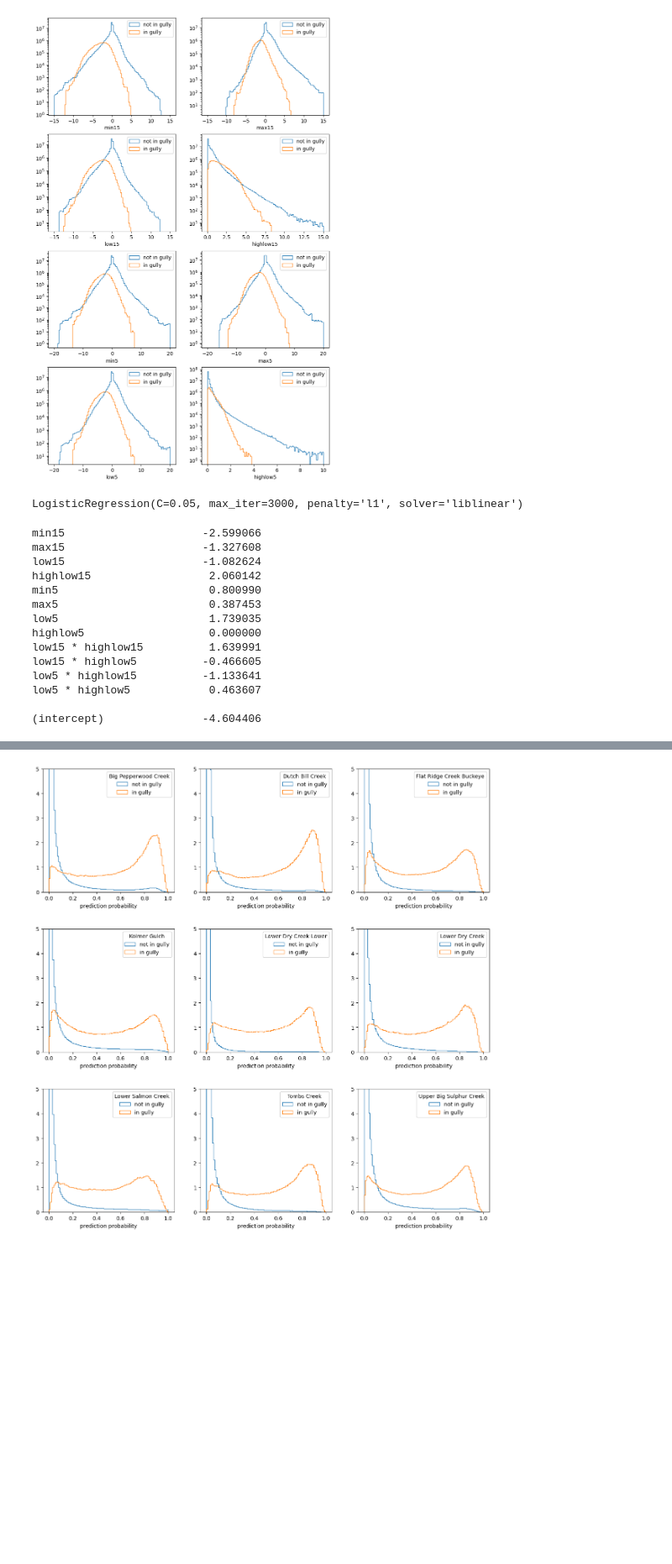
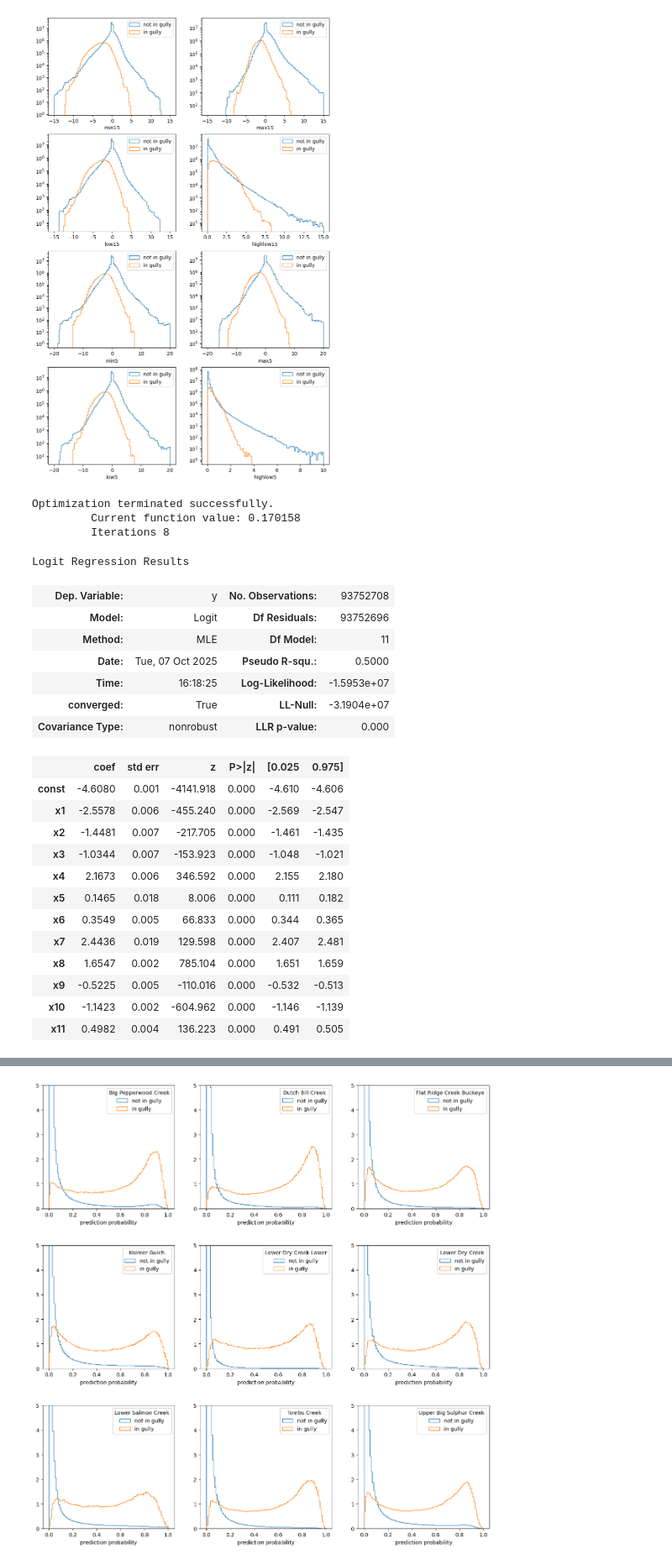
Before and after one commit to dsi-rse/gully-map, a Jupyter notebook: notebooks/fit-to-hand-labeled-data.ipynb, the cells around one changed output, grey strips where cells are left out. Shown: that part at 84% size. Cells and saved outputs as stored; diff of their text form; code cells hidden in the pictures; blank space fills up the shorter version.

```diff
--- a/notebooks/fit-to-hand-labeled-data.ipynb
+++ b/notebooks/fit-to-hand-labeled-data.ipynb
@@ -135,25 +131,6 @@ Y_mini = Y[selection]
 # %%
-fit = sklearn.linear_model.LogisticRegression(penalty="l1", C=0.05, solver="liblinear", max_iter=3000)
-fit.fit(X_mini, Y_mini)
+fit = sm.Logit(Y, sm.add_constant(X)).fit()
 # %% [output]
-LogisticRegression(C=0.05, max_iter=3000, penalty='l1', solver='liblinear')
+Optimization terminated successfully.
+         Current function value: 0.170158
+         Iterations 8
-# %%
-for feature, parameter in zip(features, fit.coef_[0]):
-    print(f"{feature:25s} {parameter:9.6f}")
-
-print(f"\n{'(intercept)':25s} {fit.intercept_[0]:9.6f}")
-# %% [output]
-min15                     -2.599066
-max15                     -1.327608
-low15                     -1.082624
-highlow15                  2.060142
-min5                       0.800990
-max5                       0.387453
-low5                       1.739035
-highlow5                   0.000000
-low15 * highlow15          1.639991
-low15 * highlow5          -0.466605
-low5 * highlow15          -1.133641
-low5 * highlow5            0.463607
-
-(intercept)               -4.604406
@@ -169,0 +137,24 @@ for test_sample, prediction in zip(test_samples, predictions):
+# %%
+fit.summary()
+# %% [output]
+Logit Regression Results
+| Dep. Variable: | y | No. Observations: | 93752708 |
+| Model: | Logit | Df Residuals: | 93752696 |
+| Method: | MLE | Df Model: | 11 |
+| Date: | Tue, 07 Oct 2025 | Pseudo R-squ.: | 0.5000 |
+| Time: | 16:18:25 | Log-Likelihood: | -1.5953e+07 |
+| converged: | True | LL-Null: | -3.1904e+07 |
+| Covariance Type: | nonrobust | LLR p-value: | 0.000 |
+|  | coef | std err | z | P>|z| | [0.025 | 0.975] |
+| const | -4.6080 | 0.001 | -4141.918 | 0.000 | -4.610 | -4.606 |
+| x1 | -2.5578 | 0.006 | -455.240 | 0.000 | -2.569 | -2.547 |
+| x2 | -1.4481 | 0.007 | -217.705 | 0.000 | -1.461 | -1.435 |
+| x3 | -1.0344 | 0.007 | -153.923 | 0.000 | -1.048 | -1.021 |
+| x4 | 2.1673 | 0.006 | 346.592 | 0.000 | 2.155 | 2.180 |
+| x5 | 0.1465 | 0.018 | 8.006 | 0.000 | 0.111 | 0.182 |
+| x6 | 0.3549 | 0.005 | 66.833 | 0.000 | 0.344 | 0.365 |
+| x7 | 2.4436 | 0.019 | 129.598 | 0.000 | 2.407 | 2.481 |
+| x8 | 1.6547 | 0.002 | 785.104 | 0.000 | 1.651 | 1.659 |
+| x9 | -0.5225 | 0.005 | -110.016 | 0.000 | -0.532 | -0.513 |
+| x10 | -1.1423 | 0.002 | -604.962 | 0.000 | -1.146 | -1.139 |
+| x11 | 0.4982 | 0.004 | 136.223 | 0.000 | 0.491 | 0.505 |
```
Also changed, not shown: parts of 11 cells of this notebook.
